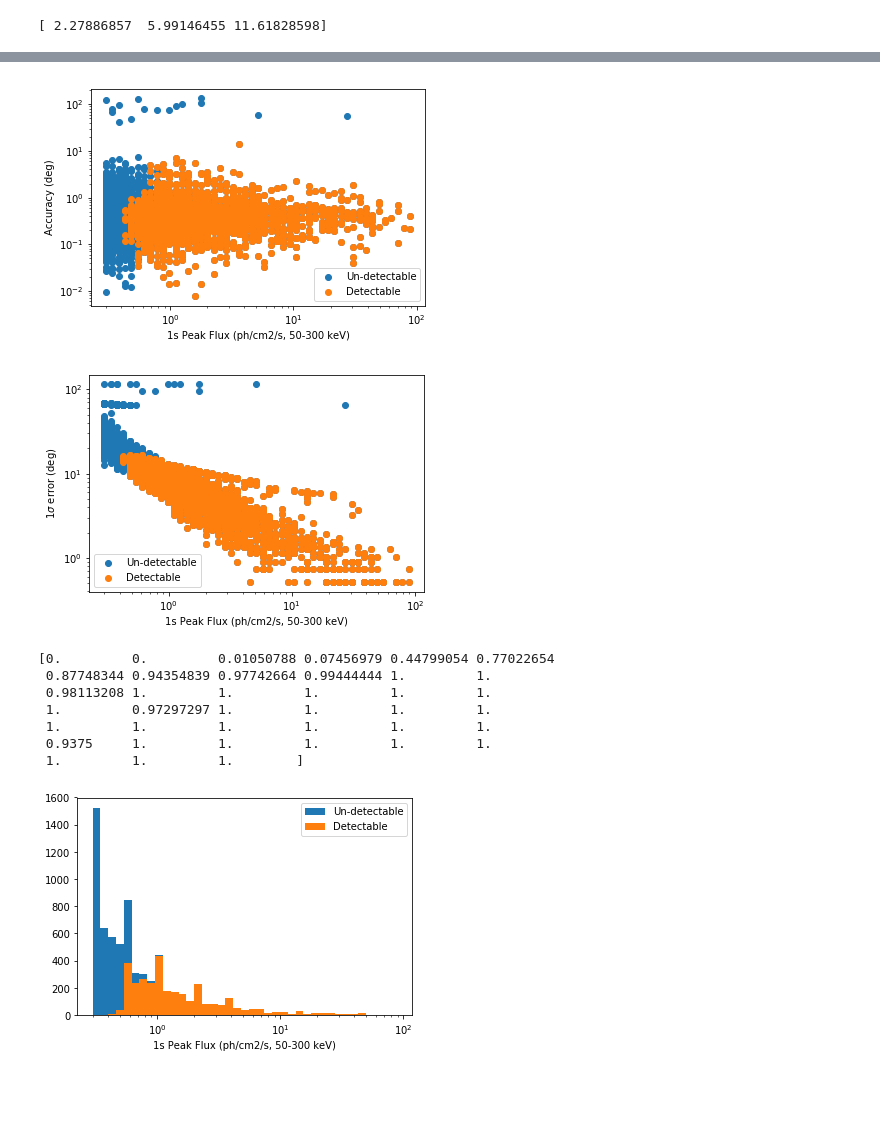
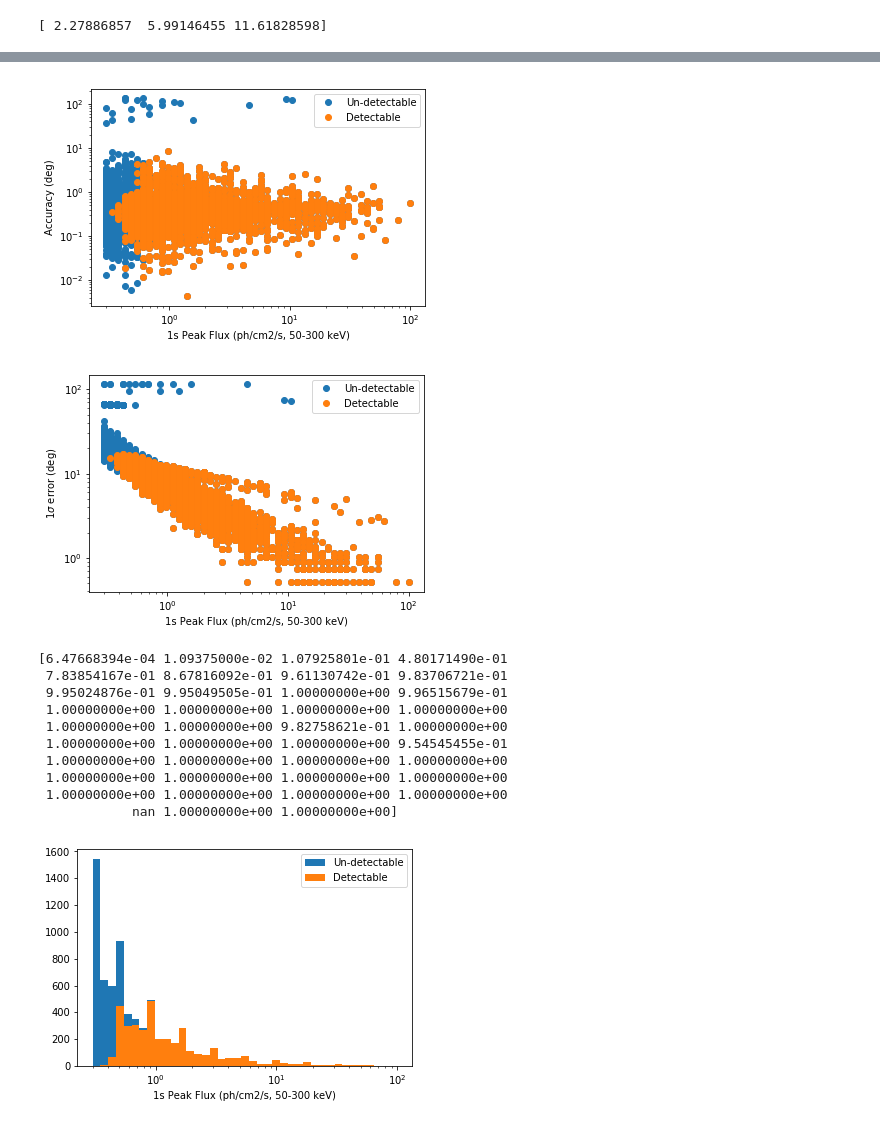
Before and after one commit to jracusin/Bia, a Jupyter notebook: code/Bia_localization.ipynb, the cells around one changed output, grey strips where cells are left out. Drawn from its saved outputs; the diff is of its cells as text; code cells hidden in the pictures; blank space fills up the shorter version.

```diff
--- a/code/Bia_localization.ipynb
+++ b/code/Bia_localization.ipynb
@@ -19,12 +19,25 @@ pointings = {'01': ('30:0:0','55:0:0'),
                '07': ('0:0:0','0:0:0')}
 
 index=0.6
-Aeff=64.*4. # cm2
-# sat2=True
+Aeff=320. # cm2
+#sat2=True
 
 sat2=False
 lat='00:00:00'
 lon='260:00:00'
+
+## BATSE
+# ang=45
+# pointings = {'01': ('0:0:0',str(ang)+':0:0'),
+#                  '02': ('90:0:0',str(ang)+':0:0'),
+#                  '03': ('180:0:0',str(ang)+':0:0'),
+#                  '04': ('270:0:0',str(ang)+':0:0'),
+#                  '05': ('0:0:0',str(ang+90)+':0:0'),
+#                  '06': ('90:0:0',str(ang+90)+':0:0'),
+#                  '07': ('180:0:0',str(ang+90)+':0:0'),
+#                  '08': ('270:0:0',str(ang+90)+':0:0')}
+# index=1.0
+# Aeff=1500.
 
 ## HAM
 # pointings = {'01': ('60:00:00','70:00:00'),
@@ -34,7 +47,7 @@ lon='260:00:00'
 #             '05': ('300:00:00','70:00:00'),
 #             '06': ('00:00:00','70:00:00'),
 #             '07': ('00:00:00','00:00:00')}
-# Aeff=128 #cm2
+# Aeff=132 #cm2
 # index=0.78
 
 ## GBM
@@ -50,7 +63,7 @@ lon='260:00:00'
 #             '10': ('135:12:0','45:36:0'),
 #             '11': ('123:42:0','90:24:0'),
 #             '12': ('183:42:0','90:18:0')}
-# Aeff=128
+# Aeff=132
 # index=0.78
 # lat='50:00:00'
 # lon='260:00:00'
@@ -60,7 +73,7 @@ lon='260:00:00'
 #            '02': ('90:0:0','45:0:0'),
 #            '03': ('180:0:0','45:0:0'),
 #            '04': ('270:0:0','45:0:0')}
-# Aeff=64.
+# Aeff=61.
 # index=0.6
 
 NSIDE=64  # resolution of healpix map (64 ~ 50k pixels)
@@ -156,7 +175,7 @@ p=f**-1.05 # comes from fitting GBM sGRB logN-log peak flux
 p=p/np.sum(p)
 r=np.random.choice(f,p=p,size=n)
 #src=1000.
-bg=300.*Aeff/128.*time  # scaling from GBM average background rate
+bg=300.*Aeff/132.*time  # scaling from GBM average background rate
 src=r*Aeff*time
 
 ## reality, detect count over some time in each detector
@@ -244,40 +263,47 @@ plot.ylabel('Accuracy (deg)')
 plot.xscale('log')
 plot.yscale('log')
 plot.legend()
 plot.show()
 
 plot.plot(r,err1sig,marker='o',linestyle='None',label='Un-detectable')
 plot.plot(r[wsig],err1sig[wsig],marker='o',linestyle='None',label='Detectable')
 plot.xlabel('1s Peak Flux (ph/cm2/s, 50-300 keV)')
 plot.ylabel(r'1$\sigma$ error (deg)')
 plot.xscale('log')
 plot.yscale('log')
 plot.legend()
 plot.show()
 
 h1=plot.hist(r,bins=np.logspace(np.log10(np.min(r)),np.log10(np.max(r)),40),label='Un-detectable')
 h2=plot.hist(r[wsig],bins=np.logspace(np.log10(np.min(r)),np.log10(np.max(r)),40),label='Detectable')
 wh=np.where((h2[0]/h1[0])>=0.9)[0]
 sens=h2[1][wh[0]]
 print h2[0]/h1[0]
 plot.xlabel('1s Peak Flux (ph/cm2/s, 50-300 keV)')
 plot.xscale('log')
 plot.legend()
 plot.show()
+n10=int(np.round(len(wsig)*0.1))
+w10=np.argsort(r[wsig])
+sens2=r[wsig[w10[n10]]]
+sens3=h2[1][np.argmax(h2[0])]
 
 plot.hist(snr,bins=np.linspace(np.min(snr),np.max(snr),100),label='Un-detectable')
 plot.hist(snr[wsig],bins=np.linspace(np.min(snr),np.max(snr),100),label='Detectable')
 plot.legend()
 plot.xlabel('S/N')
 plot.show()
 # %% [output]
-[figure, old version]
+[figure, new version]
-[figure, old version]
+[figure, new version]
-[0.         0.         0.01050788 0.07456979 0.44799054 0.77022654
- 0.87748344 0.94354839 0.97742664 0.99444444 1.         1.
- 0.98113208 1.         1.         1.         1.         1.
- 1.         0.97297297 1.         1.         1.         1.
- 1.         1.         1.         1.         1.         1.
- 0.9375     1.         1.         1.         1.         1.
- 1.         1.         1.        ]
+[6.47668394e-04 1.09375000e-02 1.07925801e-01 4.80171490e-01
+ 7.83854167e-01 8.67816092e-01 9.61130742e-01 9.83706721e-01
+ 9.95024876e-01 9.95049505e-01 1.00000000e+00 9.96515679e-01
+ 1.00000000e+00 1.00000000e+00 1.00000000e+00 1.00000000e+00
+ 1.00000000e+00 1.00000000e+00 9.82758621e-01 1.00000000e+00
+ 1.00000000e+00 1.00000000e+00 1.00000000e+00 9.54545455e-01
+ 1.00000000e+00 1.00000000e+00 1.00000000e+00 1.00000000e+00
+ 1.00000000e+00 1.00000000e+00 1.00000000e+00 1.00000000e+00
+ 1.00000000e+00 1.00000000e+00 1.00000000e+00 1.00000000e+00
+            nan 1.00000000e+00 1.00000000e+00]
-[figure, old version]
+[figure, new version]
```
Also changed, not shown: parts of 10 cells of this notebook, 1 other file.
